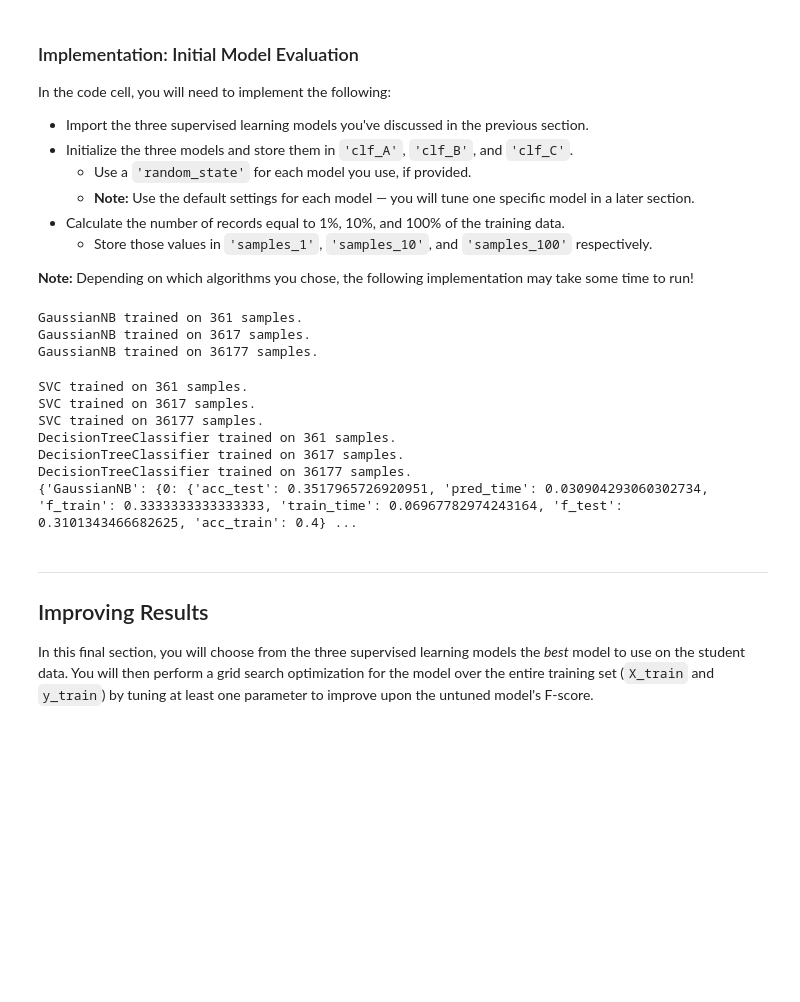
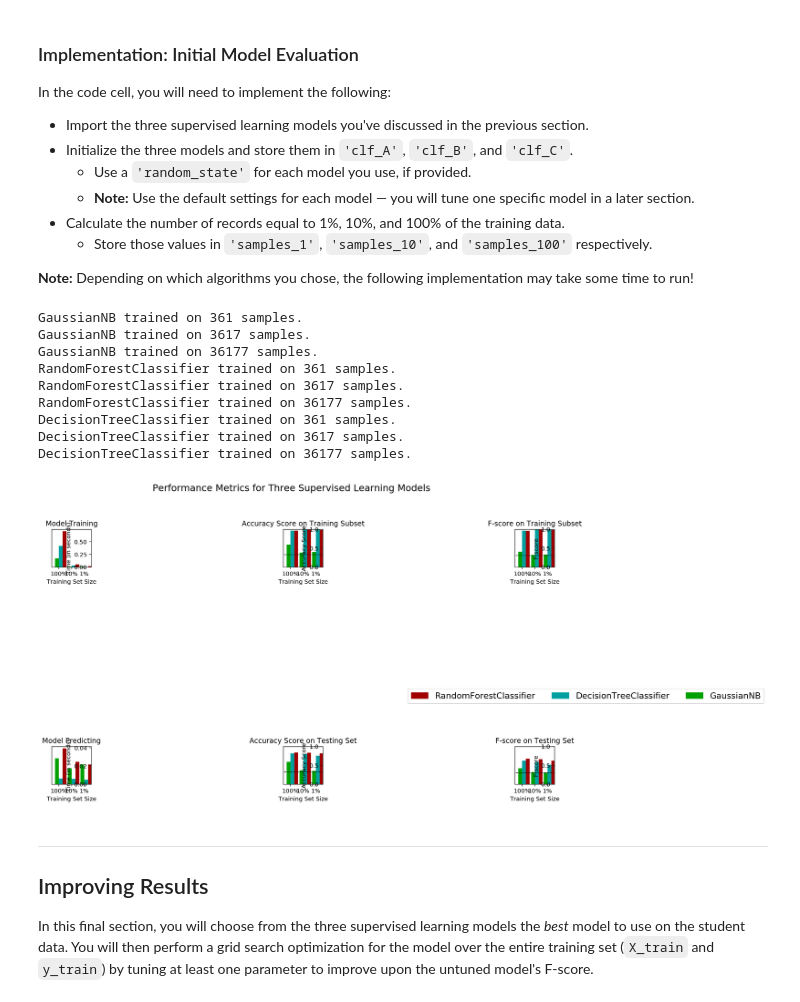
Before and after one commit to Simratpreet/udacity, a Jupyter notebook: machine_learning_nano/finding_donors/finding_donors.ipynb, the cells around one changed output. Cells and saved outputs as stored; diff of their text form; code cells hidden in the pictures; blank space fills up the shorter version.

```diff
--- a/machine_learning_nano/finding_donors/finding_donors.ipynb
+++ b/machine_learning_nano/finding_donors/finding_donors.ipynb
@@ -405,44 +405,45 @@ In the code cell, you will need to implement the following:
 from sklearn.naive_bayes import GaussianNB
 from sklearn.tree import DecisionTreeClassifier
 from sklearn.svm import SVC
+from sklearn.ensemble import RandomForestClassifier
 
 # TODO: Initialize the three models
 clf_A = GaussianNB()
-clf_B = SVC()
+clf_B = RandomForestClassifier()
 clf_C = DecisionTreeClassifier()
 
 # TODO: Calculate the number of samples for 1%, 10%, and 100% of the training data
 # HINT: samples_100 is the entire training set i.e. len(y_train)
 # HINT: samples_10 is 10% of samples_100 (ensure to set the count of the values to be `int` and not `float`)
 # HINT: samples_1 is 1% of samples_100 (ensure to set the count of the values to be `int` and not `float`)
 samples_100 = len(y_train)
 samples_10 = int(0.1 * samples_100)
 samples_1 = int(0.01 * samples_100)
 
 
 # Collect results on the learners
 results = {}
 for clf in [clf_A, clf_B, clf_C]:
     clf_name = clf.__class__.__name__
     results[clf_name] = {}
     for i, samples in enumerate([samples_1, samples_10, samples_100]):
         results[clf_name][i] = \
         train_predict(clf, samples, X_train, y_train, X_test, y_test)
 
 # Run metrics visualization for the three supervised learning models chosen
-#vs.evaluate(results, accuracy, fscore)
-print(results)
+vs.evaluate(results, accuracy, fscore)
+# print(results)
 # %% [output]
 GaussianNB trained on 361 samples.
 GaussianNB trained on 3617 samples.
 GaussianNB trained on 36177 samples.
+RandomForestClassifier trained on 361 samples.
+RandomForestClassifier trained on 3617 samples.
+RandomForestClassifier trained on 36177 samples.
+DecisionTreeClassifier trained on 361 samples.
+DecisionTreeClassifier trained on 3617 samples.
+DecisionTreeClassifier trained on 36177 samples.
-SVC trained on 361 samples.
-SVC trained on 3617 samples.
-SVC trained on 36177 samples.
-DecisionTreeClassifier trained on 361 samples.
-DecisionTreeClassifier trained on 3617 samples.
-DecisionTreeClassifier trained on 36177 samples.
-{'GaussianNB': {0: {'acc_test': 0.3517965726920951, 'pred_time': 0.030904293060302734, 'f_train': 0.3333333333333333, 'train_time': 0.06967782974243164, 'f_test': 0.3101343466682625, 'acc_train': 0.4} ...
+[figure, added]
 # %% [markdown]
 ----
 ## Improving Results
```
Also changed, not shown: parts of 21 cells of this notebook, 1 other file.
